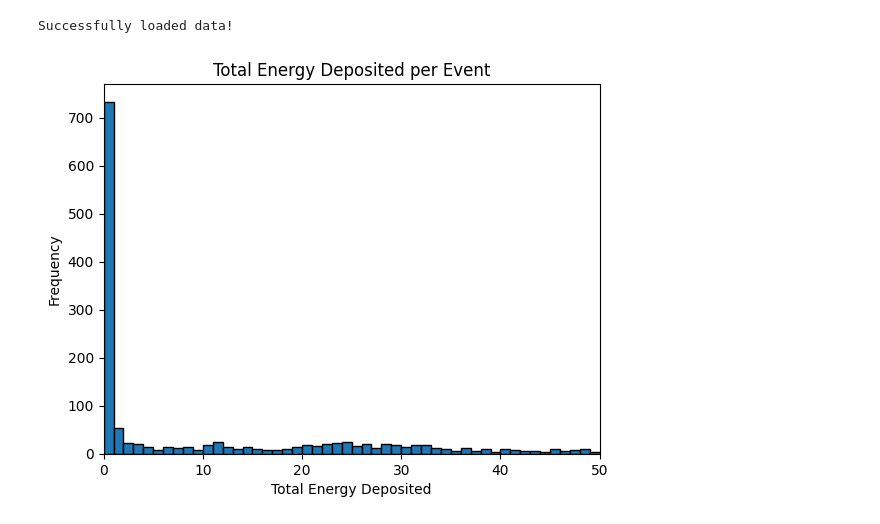
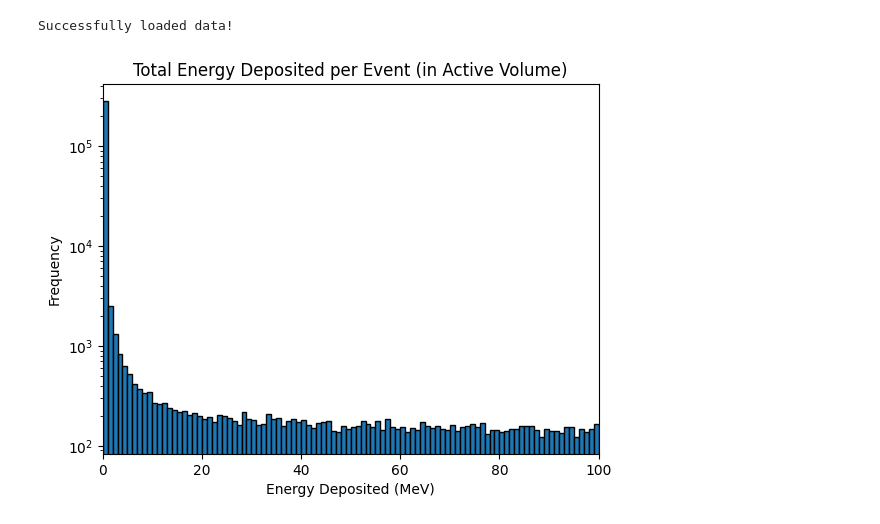
Before and after one commit to vaccarojohn/SNeNDSim, a Jupyter notebook: sim/cosmics/cosmics_segment_analysis.ipynb, the cells around one changed output. Cells and saved outputs as stored; diff of their text form; code cells hidden in the pictures.

```diff
--- a/sim/cosmics/cosmics_segment_analysis.ipynb
+++ b/sim/cosmics/cosmics_segment_analysis.ipynb
@@ -11,18 +11,19 @@ print("Successfully loaded data!")
 # %% [output]
 Successfully loaded data!
 # %%
-# Total energy deposited per event
+# Total energy deposited per event (in active volume)
 
 # Define bins
-bins = np.arange(0, 51, 1)
-plt.hist(data['tenergy'], bins=bins, edgecolor='black')
-plt.xlim(0, 50)
+bins = np.arange(0, 101, 1)
+plt.hist(data['aenergy'], bins=bins, edgecolor='black')
+plt.xlim(0, 100)
 
 # Axis labels
-plt.xlabel('Total Energy Deposited')
+plt.yscale('log')
+plt.xlabel('Energy Deposited (MeV)')
 plt.ylabel('Frequency')
-plt.title('Total Energy Deposited per Event')
+plt.title('Total Energy Deposited per Event (in Active Volume)')
 
 plt.show()
 # %% [output]
-[figure, old version]
+[figure, new version]
```
Also changed, not shown: parts of 10 cells of this notebook, 20 other files.
